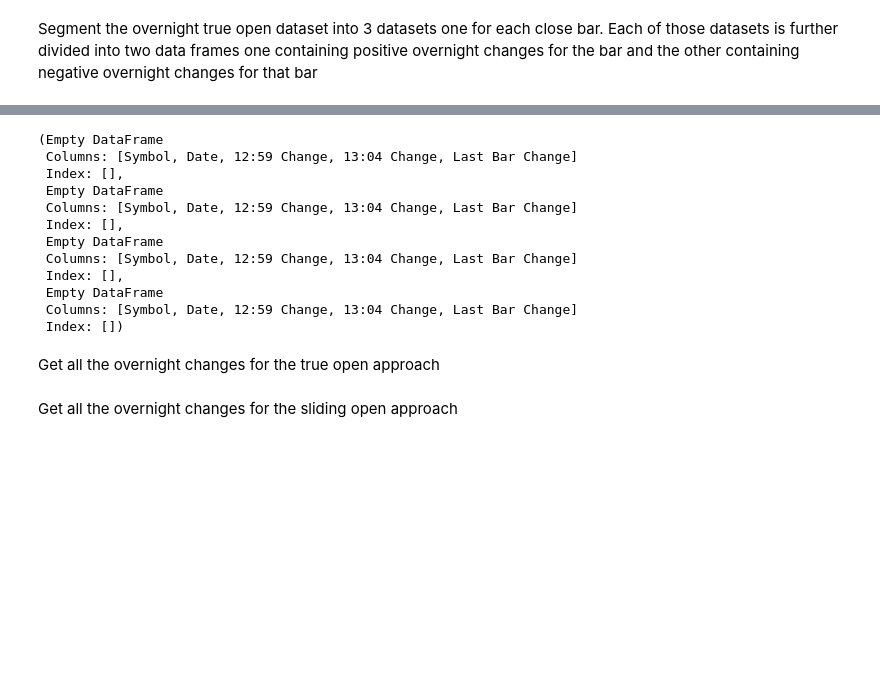
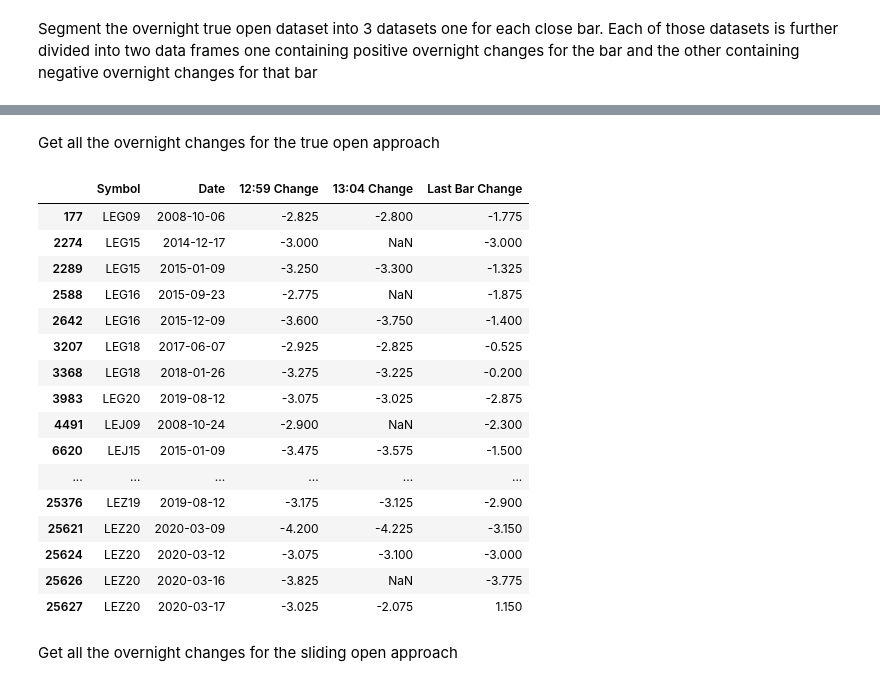
Before and after one commit to cooper437/commodities-research, a Jupyter notebook: notebooks/commodities_pricing_analysis.ipynb, the cells around one changed output, grey strips where cells are left out. Cells and saved outputs as stored; diff of their text form; code cells hidden in the pictures; blank space fills up the shorter version.

```diff
--- a/notebooks/commodities_pricing_analysis.ipynb
+++ b/notebooks/commodities_pricing_analysis.ipynb
@@ -43,14 +43,34 @@ def filter_and_split_overnight_changes(
   close_bar_column_name: str # For example '12:59 Change'
 ) -> NamedTuple:
   '''
-  Filter an overnight changes dataset to only include those days where a particular close bar column has changes. Then split those days/rows into two dataframes
-  based on whether they have a positive or negative value
+  Filter an overnight changes dataset to only include those days where a particular close bar column has changes. Then split those days/rows into two sets of dataframes split by quantile.
   '''
   overnight_where_change_exists_df = overnight_changes_df[overnight_changes_df[close_bar_column_name].notna()]
-  overnight_positive_change_df = overnight_where_change_exists_df[overnight_where_change_exists_df[close_bar_column_name] >= 0]
-  overnight_negative_change_df = overnight_where_change_exists_df[overnight_where_change_exists_df[close_bar_column_name] < 0]
-  overnight_changes = namedtuple('overnight_changes', ['positive_change_df', 'negative_change_df'])
-  return overnight_changes(overnight_positive_change_df, overnight_negative_change_df)
+  # overnight_positive_change_df = overnight_where_change_exists_df[overnight_where_change_exists_df[close_bar_column_name] >= 0]
+  # overnight_negative_change_df = overnight_where_change_exists_df[overnight_where_change_exists_df[close_bar_column_name] < 0]
+  sorted_overnight_close_bar_series = overnight_where_change_exists_df[close_bar_column_name].copy()
+  positive_quantile_values = calc_quantile_boundary_values(
+    a_series=sorted_overnight_close_bar_series[sorted_overnight_close_bar_series >= 0],
+    column_name=close_bar_column_name,
+    is_negative_series=False)
+  negative_quantile_values = calc_quantile_boundary_values(
+    a_series=sorted_overnight_close_bar_series[sorted_overnight_close_bar_series < 0],
+    column_name=close_bar_column_name,
+    is_negative_series=True)
+  dataframes_split_by_quantile_positive = dataframe_split_by_quantile(
+    a_df=overnight_changes_df,
+    column_name=close_bar_column_name,
+    quantile_boundary_values=positive_quantile_values,
+    is_negative_range=False
+  )
+  dataframes_split_by_quantile_negative = dataframe_split_by_quantile(
+    a_df=overnight_changes_df,
+    column_name=close_bar_column_name,
+    quantile_boundary_values=negative_quantile_values,
+    is_negative_range=True
+  )
+  overnight_changes = namedtuple('overnight_changes', ['dataframes_split_by_quantile_positive', 'dataframes_split_by_quantile_negative'])
+  return overnight_changes(dataframes_split_by_quantile_positive, dataframes_split_by_quantile_negative)
 # %%
 def split_intraday_activity_by_overnight_change_for_symbol(
   contract_symbol: str,
@@ -237,23 +264,10 @@ display(negative_quantile_values)
 # %%
-dataframes_by_quantile = dataframe_split_by_quantile(
-  a_df=overnight_true_open_df,
-  column_name='12:59 Change',
-  quantile_boundary_values=negative_quantile_values
-  )
-dataframes_by_quantile
+# dataframes_by_quantile = dataframe_split_by_quantile(
+#   a_df=overnight_true_open_df,
+#   column_name='12:59 Change',
+#   quantile_boundary_values=positive_quantile_values,
+#   is_negative_range=False
+#   )
-# %% [output]
-(Empty DataFrame
- Columns: [Symbol, Date, 12:59 Change, 13:04 Change, Last Bar Change]
- Index: [],
- Empty DataFrame
- Columns: [Symbol, Date, 12:59 Change, 13:04 Change, Last Bar Change]
- Index: [],
- Empty DataFrame
- Columns: [Symbol, Date, 12:59 Change, 13:04 Change, Last Bar Change]
- Index: [],
- Empty DataFrame
- Columns: [Symbol, Date, 12:59 Change, 13:04 Change, Last Bar Change]
- Index: [])
 # %% [markdown]
 Get all the overnight changes for the true open approach
 # %%
@@ -269,6 +283,26 @@ overnight_last_bar_true_open_changes = filter_and_split_overnight_changes(
   overnight_changes_df=overnight_true_open_df,
   close_bar_column_name='Last Bar Change'
 )
+# %%
+overnight_twelve_fifty_nine_true_open_changes.dataframes_split_by_quantile_negative[3]
+# %% [output]
+|  | Symbol | Date | 12:59 Change | 13:04 Change | Last Bar Change |
+| 177 | LEG09 | 2008-10-06 | -2.825 | -2.800 | -1.775 |
+| 2274 | LEG15 | 2014-12-17 | -3.000 | NaN | -3.000 |
+| 2289 | LEG15 | 2015-01-09 | -3.250 | -3.300 | -1.325 |
+| 2588 | LEG16 | 2015-09-23 | -2.775 | NaN | -1.875 |
+| 2642 | LEG16 | 2015-12-09 | -3.600 | -3.750 | -1.400 |
+| 3207 | LEG18 | 2017-06-07 | -2.925 | -2.825 | -0.525 |
+| 3368 | LEG18 | 2018-01-26 | -3.275 | -3.225 | -0.200 |
+| 3983 | LEG20 | 2019-08-12 | -3.075 | -3.025 | -2.875 |
+| 4491 | LEJ09 | 2008-10-24 | -2.900 | NaN | -2.300 |
+| 6620 | LEJ15 | 2015-01-09 | -3.475 | -3.575 | -1.500 |
+| ... | ... | ... | ... | ... | ... |
+| 25376 | LEZ19 | 2019-08-12 | -3.175 | -3.125 | -2.900 |
+| 25621 | LEZ20 | 2020-03-09 | -4.200 | -4.225 | -3.150 |
+| 25624 | LEZ20 | 2020-03-12 | -3.075 | -3.100 | -3.000 |
+| 25626 | LEZ20 | 2020-03-16 | -3.825 | NaN | -3.775 |
+| 25627 | LEZ20 | 2020-03-17 | -3.025 | -2.075 | 1.150 |
 # %% [markdown]
 Get all the overnight changes for the sliding open approach
 # %%
```
Also changed, not shown: parts of 7 cells of this notebook.
